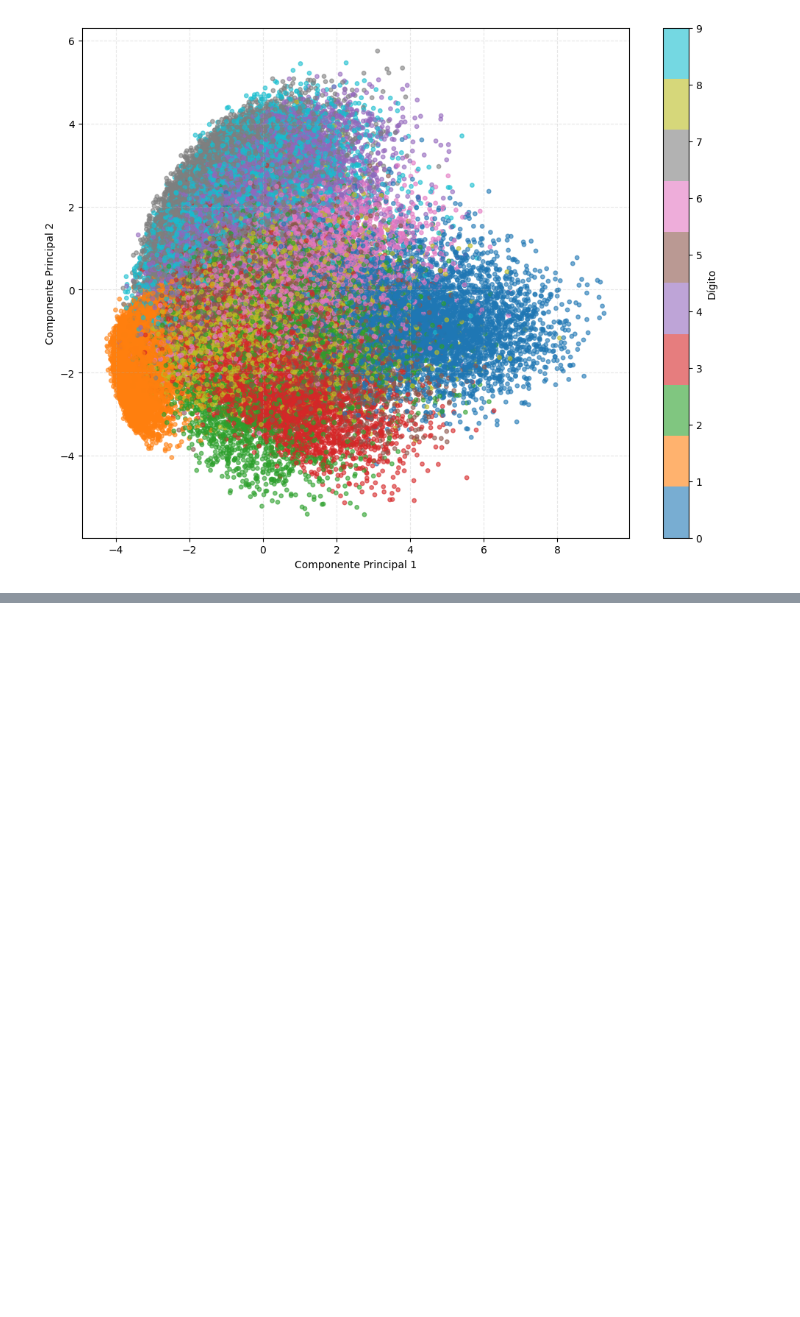
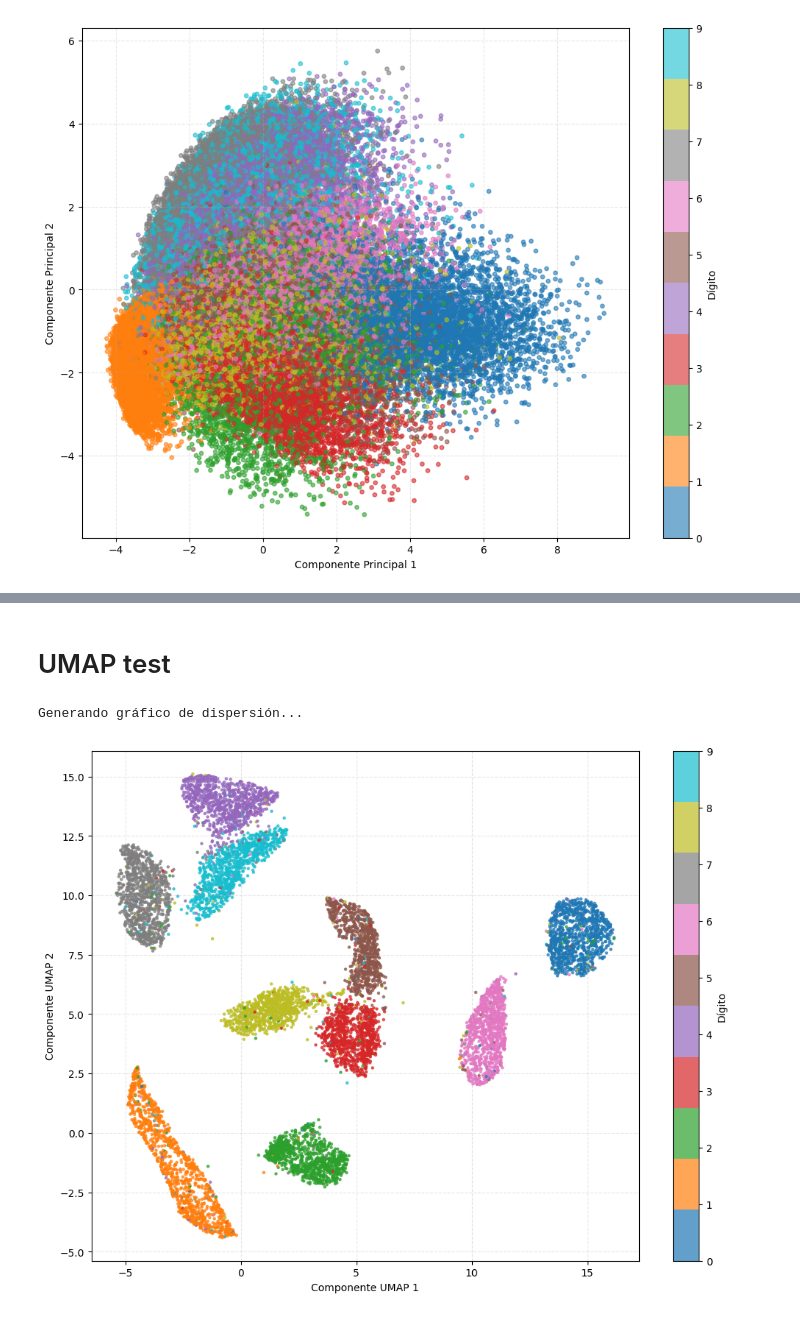
Before and after one commit to sbstnvsqz0/Proyecto-EL7024, a Jupyter notebook: notebooks/pca_umap.ipynb, the cells around one changed output, grey strips where cells are left out. Saved outputs shown, nothing was run; the diff lists cells and outputs as text; code cells hidden in the pictures; blank space fills up the shorter version.

```diff
--- a/notebooks/pca.ipynb
+++ b/notebooks/pca_umap.ipynb
@@ -23,6 +23,14 @@ data_train = train_dataset.data.numpy()
 labels_train = train_dataset.targets.numpy()
 data_test = test_dataset.data.numpy()
 labels_test = test_dataset.targets.numpy()
+n_muestras, alto, ancho = data_train.shape
+data_train_flat = data_train.reshape(n_muestras, alto * ancho)
+
+# Normalizar los datos:
+# PCA es sensible a la escala. Normalizamos los píxeles de 0-255 a 0.0-1.0
+data_train_flat_normalized = data_train_flat / 255.0
+data_test_flat = data_test.reshape(data_test.shape[0], alto * ancho)
+data_test_flat_normalized = data_test_flat / 255.0
 # %% [output]
 Cargando el dataset MNIST...
 Dataset cargado.
@@ -138,0 +152,30 @@ Generando gráfico de dispersión...
+# %% [markdown]
+# UMAP test
+# %%
+print("Generando gráfico de dispersión...")
+plt.figure(figsize=(12, 9))
+embedding = reducer.transform(data_test_flat_normalized)
+# Creamos el scatter plot con los resultados de UMAP
+scatter = plt.scatter(
+    embedding[:, 0],  # Eje X (Componente UMAP 1)
+    embedding[:, 1],  # Eje Y (Componente UMAP 2)
+    c=labels_test,         # Colorear por la etiqueta del dígito
+    cmap='tab10',     # Mapa de 10 colores
+    alpha=0.7,        # Transparencia
+    s=5               # Puntos más pequeños (UMAP los agrupa bien)
+)
+
+# Añadir una barra de color (leyenda)
+cbar = plt.colorbar(scatter, ticks=range(10))
+cbar.set_label('Dígito')
+
+# Añadir títulos y etiquetas
+plt.xlabel('Componente UMAP 1')
+plt.ylabel('Componente UMAP 2')
+plt.grid(True, linestyle='--', alpha=0.3)
+
+# Mostrar el gráfico
+plt.show()
+# %% [output]
+Generando gráfico de dispersión...
+[figure, added]
```
Also changed, not shown: parts of 3 cells of this notebook, 25 other files.
